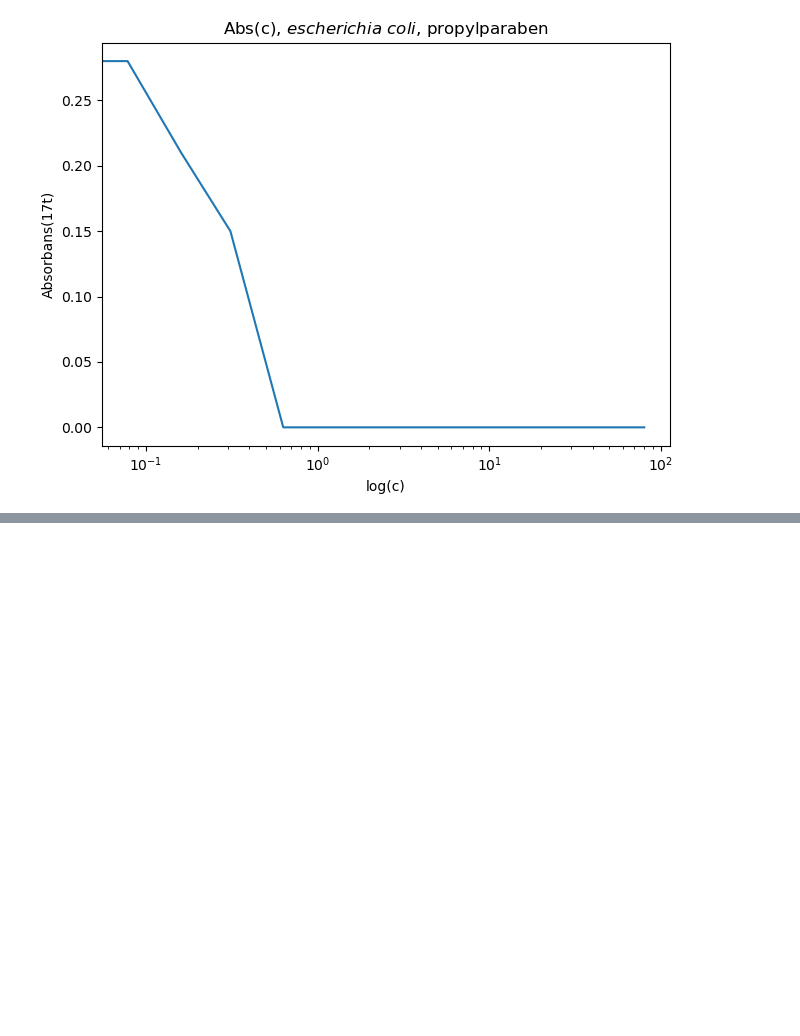
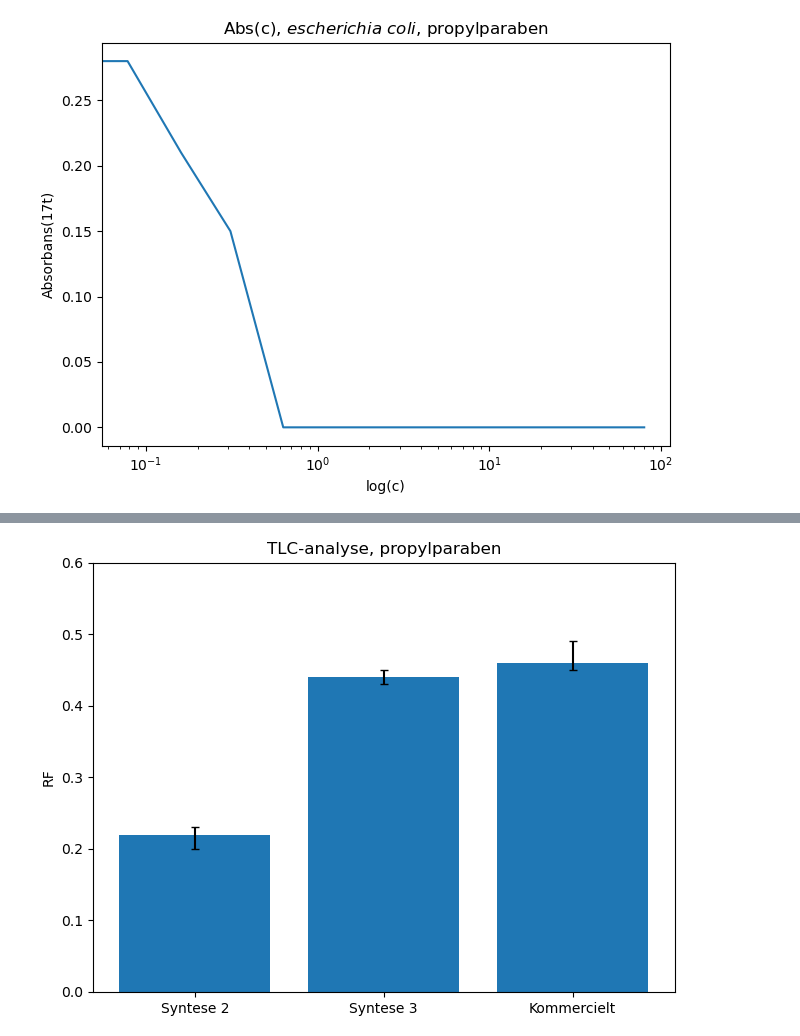
Before and after one commit to oliverbager/teknikfag, a Jupyter notebook: databehandling.ipynb, the cells around one changed output, grey strips where cells are left out. Saved outputs shown, nothing was run; the diff lists cells and outputs as text; code cells hidden in the pictures; blank space fills up the shorter version.

```diff
--- a/databehandling.ipynb
+++ b/databehandling.ipynb
@@ -130,0 +148,21 @@ plt.show()
+# %%
+fig, ax = plt.subplots();
+
+samples = ['Syntese 2', 'Syntese 3', 'Kommercielt'];
+rf = [.22, .44, .46];
+rf_low = [.02, .01, .01];
+rf_high = [.01, .01, .03];
+rf_error = [rf_low, rf_high]
+
+ax.set_ylim([0,.6])
+
+ax.bar(samples, rf, yerr = rf_error, capsize=3);
+
+ax.set_ylabel('RF');
+ax.set_title('TLC-analyse, propylparaben');
+plt.tight_layout(pad=0.25)
+plt.savefig('propylrf.pdf', dpi=150)
+
+plt.show()
+# %% [output]
+[figure, added]
```
Also changed, not shown: parts of 7 cells of this notebook, 8 other files.
